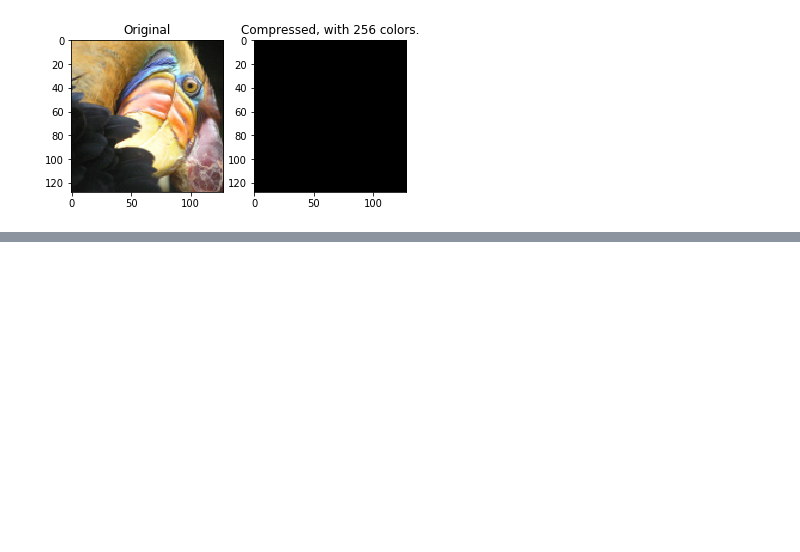
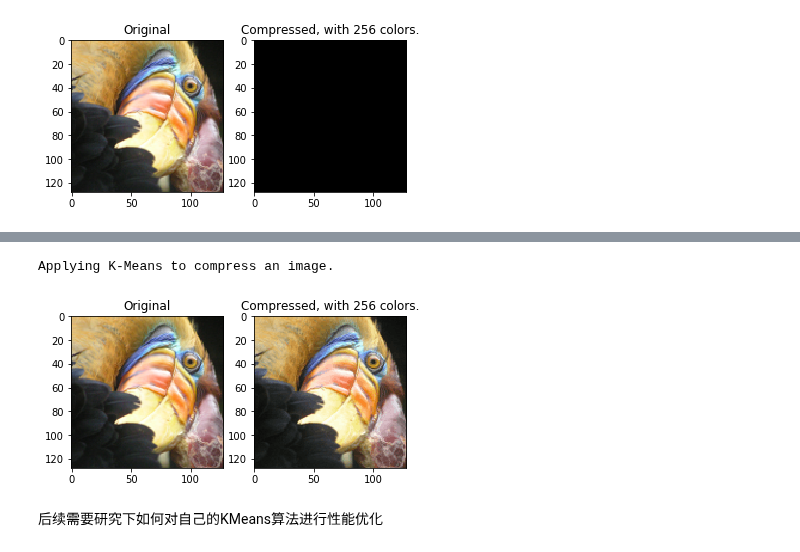
Before and after one commit to olivia2046/MLHomework, a Jupyter notebook: ex7/K-means Clustering.ipynb, the cells around one changed output, grey strips where cells are left out. Cells and saved outputs as stored; diff of their text form; code cells hidden in the pictures; blank space fills up the shorter version.

```diff
--- a/ex7/K-means Clustering.ipynb
+++ b/ex7/K-means Clustering.ipynb
@@ -719,0 +715,6 @@ K-Means iteration 4/10...
+# %%
+from sklearn.cluster import KMeans
+print(datetime.now())
+model = KMeans(n_clusters=16, n_init=10, n_jobs=1)
+model.fit(X)
+print(datetime.now())
@@ -719,0 +726,5 @@ K-Means iteration 4/10...
+# %%
+print(datetime.now())
+model = KMeans(n_clusters=50, n_init=10, n_jobs=1)
+model.fit(X)
+print(datetime.now())
@@ -719,0 +736,5 @@ K-Means iteration 4/10...
+# %%
+print(datetime.now())
+model = KMeans(n_clusters=256, n_init=10, n_jobs=1)
+model.fit(X)
+print(datetime.now())
@@ -719,0 +744,34 @@ K-Means iteration 4/10...
+# %%
+print('\nApplying K-Means to compress an image.\n\n');
+
+K=256
+centroids = model.cluster_centers_
+idx = model.labels_
+# Essentially, now we have represented the image X as in terms of the
+# indices in idx.
+
+# We can now recover the image from the indices (idx) by mapping each pixel
+# (specified by its index in idx) to the centroid value
+# 把X用它每行（每个点）对应的质心点映射成新的ndarray
+X_recovered = centroids[idx,:] #16384*1*3
+
+# Reshape the recovered image into proper dimensions
+X_recovered = np.reshape(X_recovered, (img_size[0], img_size[1], img_size[2]))
+
+# Display the original image
+plt.subplot(1, 2, 1);
+plt.imshow(A);
+plt.title('Original');
+
+# Display compressed image side by side
+plt.subplot(1, 2, 2);
+plt.imshow(X_recovered)
+plt.title('Compressed, with %d colors.'%K)
+
+plt.show()
+# %% [output]
+Applying K-Means to compress an image.
+[figure, added]
+# %% [markdown]
+
+后续需要研究下如何对自己的KMeans算法进行性能优化
```
Also changed, not shown: parts of 28 cells of this notebook, 3 other files.
